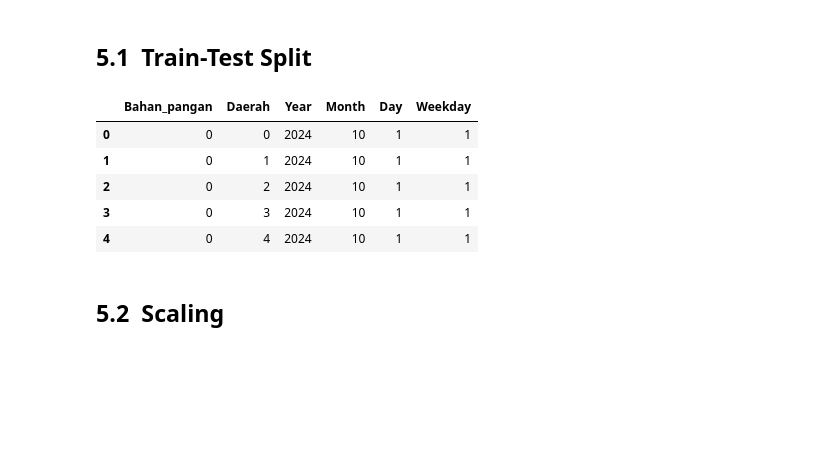
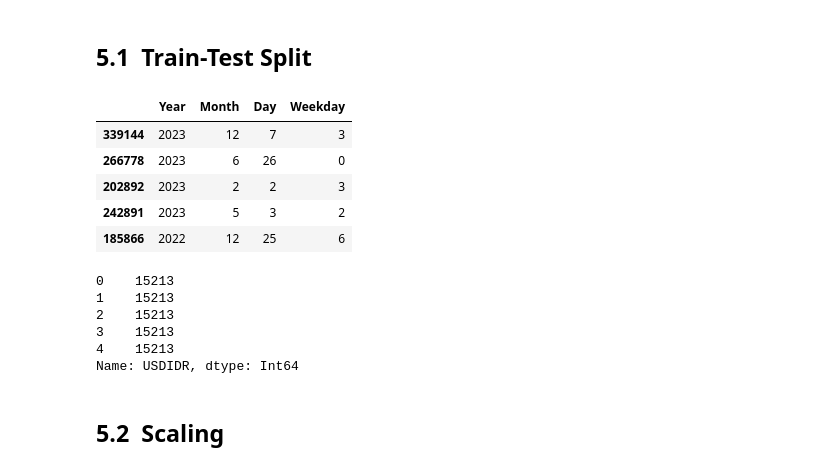
Before and after one commit to Excel951/expert-succotash, a Jupyter notebook: qualification/forecast_testt.ipynb, the cells around one changed output. Cells and saved outputs as stored; diff of their text form; code cells hidden in the pictures; blank space fills up the shorter version.

```diff
--- a/qualification/forecast_testt.ipynb
+++ b/qualification/forecast_testt.ipynb
@@ -964,9 +983,20 @@ Index(['Tanggal', 'Bahan_pangan', 'Daerah', 'Harga_lag_1', 'Harga_lag_7',
 # X = df.drop('Harga', axis=1)
 # y = df['Harga']
 
-# X=df.drop(['Harga', 'Harga_lag_1', 'Harga_lag_7', 'Harga_lag_30', 'MYRUSD', 'SGDUSD', 'THBUSD', 'USDIDR', 'Google_trends'], axis=1)
-X=df.drop(['Harga', 'Harga_lag_1', 'Harga_lag_7', 'Harga_lag_30', 'Google_trends'], axis=1)
-y=df['Google_trends']
+X=df.drop([
+    'Bahan_pangan',
+    'Daerah',
+    'Harga',
+    'Harga_lag_1',
+    'Harga_lag_7',
+    'Harga_lag_30',
+    # 'MYRUSD',
+    # 'SGDUSD',
+    # 'THBUSD',
+    # 'USDIDR',
+    'Google_trends'
+], axis=1)
+# y=df['USDIDR']
 # %%
 # Lakukan train-test split
 X_train, X_test, y_train, y_test = train_test_split(X, y, test_size=0.2, random_state=42)
@@ -993,14 +1023,23 @@ X_test = X_test.drop(columns=['Tanggal'])
 # Hapus kolom 'Tanggal' karena sudah dipecah menjadi fitur numerik
 X = X.drop(columns=['Tanggal'])
 # %%
-X.head()
+X_train.head()
 # %% [output]
-|  | Bahan_pangan | Daerah | Year | Month | Day | Weekday |
-| 0 | 0 | 0 | 2024 | 10 | 1 | 1 |
-| 1 | 0 | 1 | 2024 | 10 | 1 | 1 |
-| 2 | 0 | 2 | 2024 | 10 | 1 | 1 |
-| 3 | 0 | 3 | 2024 | 10 | 1 | 1 |
-| 4 | 0 | 4 | 2024 | 10 | 1 | 1 |
+|  | Year | Month | Day | Weekday |
+| 339144 | 2023 | 12 | 7 | 3 |
+| 266778 | 2023 | 6 | 26 | 0 |
+| 202892 | 2023 | 2 | 2 | 3 |
+| 242891 | 2023 | 5 | 3 | 2 |
+| 185866 | 2022 | 12 | 25 | 6 |
+# %%
+y.head()
+# %% [output]
+0    15213
+1    15213
+2    15213
+3    15213
+4    15213
+Name: USDIDR, dtype: Int64
 # %% [markdown]
 ## 5.2&nbsp; Scaling
 # %%
```
Also changed, not shown: parts of 36 cells of this notebook, 10 other files.
